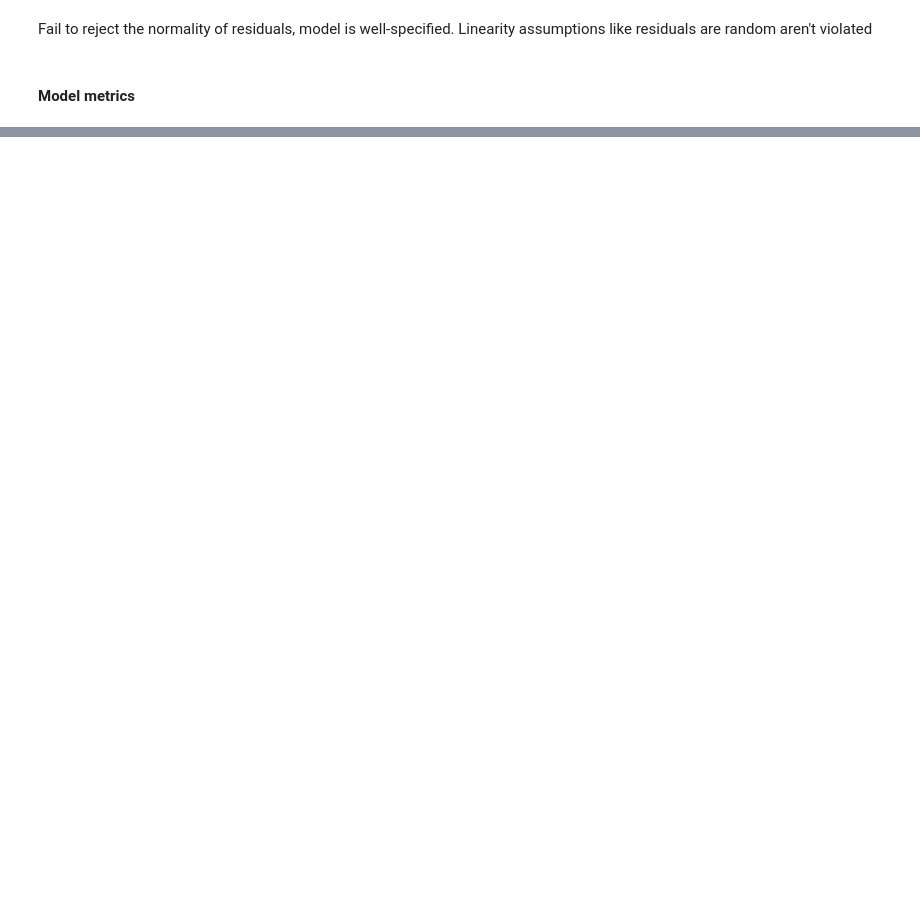
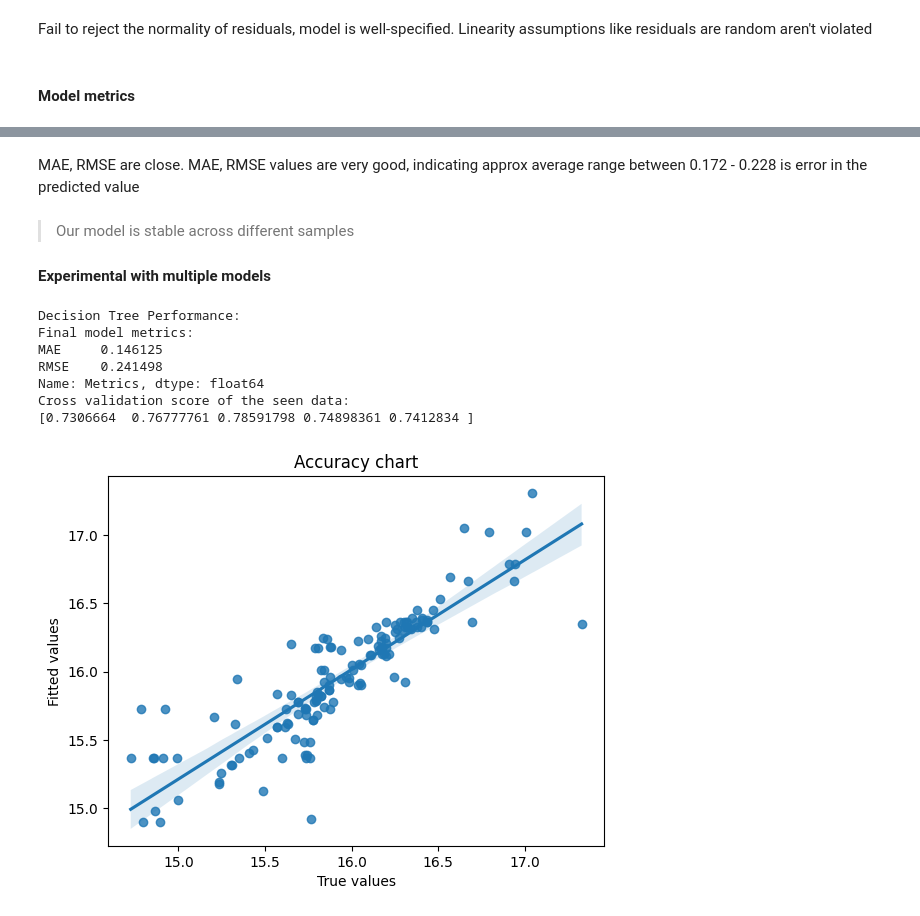
Before and after one commit to MinaAlberDS/Codveda-Internship, a Jupyter notebook: Level 2/predictive_modeling.ipynb, the cells around one changed output, grey strips where cells are left out. Cells and saved outputs as stored; diff of their text form; code cells hidden in the pictures; blank space fills up the shorter version.

```diff
--- a/Level 2/predictive_modeling.ipynb
+++ b/Level 2/predictive_modeling.ipynb
@@ -373,0 +382,25 @@ Fail to reject the normality of residuals, model is well-specified. Linearity as
+# %% [markdown]
+MAE, RMSE are close. MAE, RMSE values are very good, indicating approx average range between 0.172 - 0.228 is error in the predicted value
+# %% [markdown]
+> Our model is stable across different samples
+
+#### Experimental with multiple models
+# %%
+# Decision Tree
+dt_model = DecisionTreeRegressor(random_state=42)
+
+dt_model.fit(X_train, y_train)
+
+dt_predictions = dt_model.predict(X_test)
+
+print("Decision Tree Performance:")
+model_performance(dt_predictions, y_test, dt_model)
+# %% [output]
+Decision Tree Performance:
+Final model metrics:
+MAE     0.146125
+RMSE    0.241498
+Name: Metrics, dtype: float64
+Cross validation score of the seen data:
+[0.7306664  0.76777761 0.78591798 0.74898361 0.7412834 ]
+[figure, added]
```
Also changed, not shown: parts of 17 cells of this notebook.
